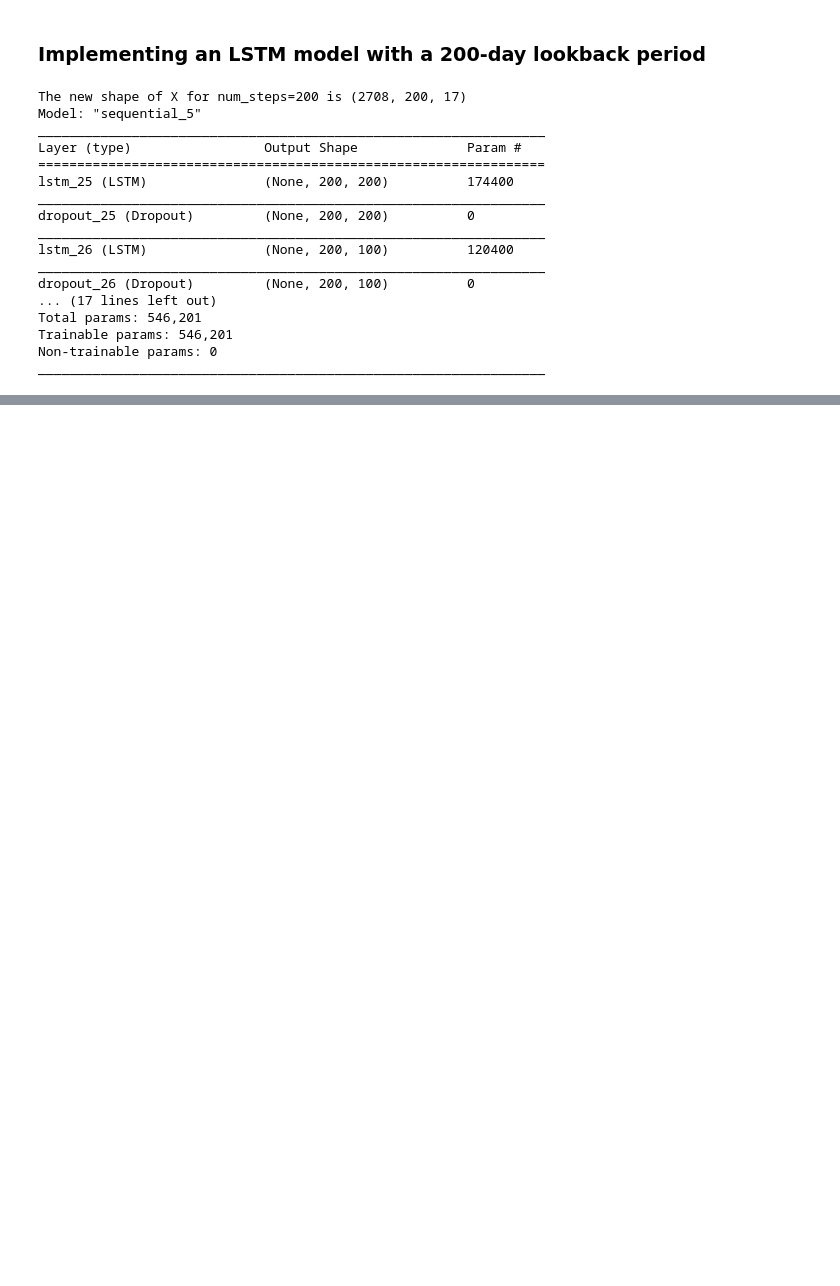
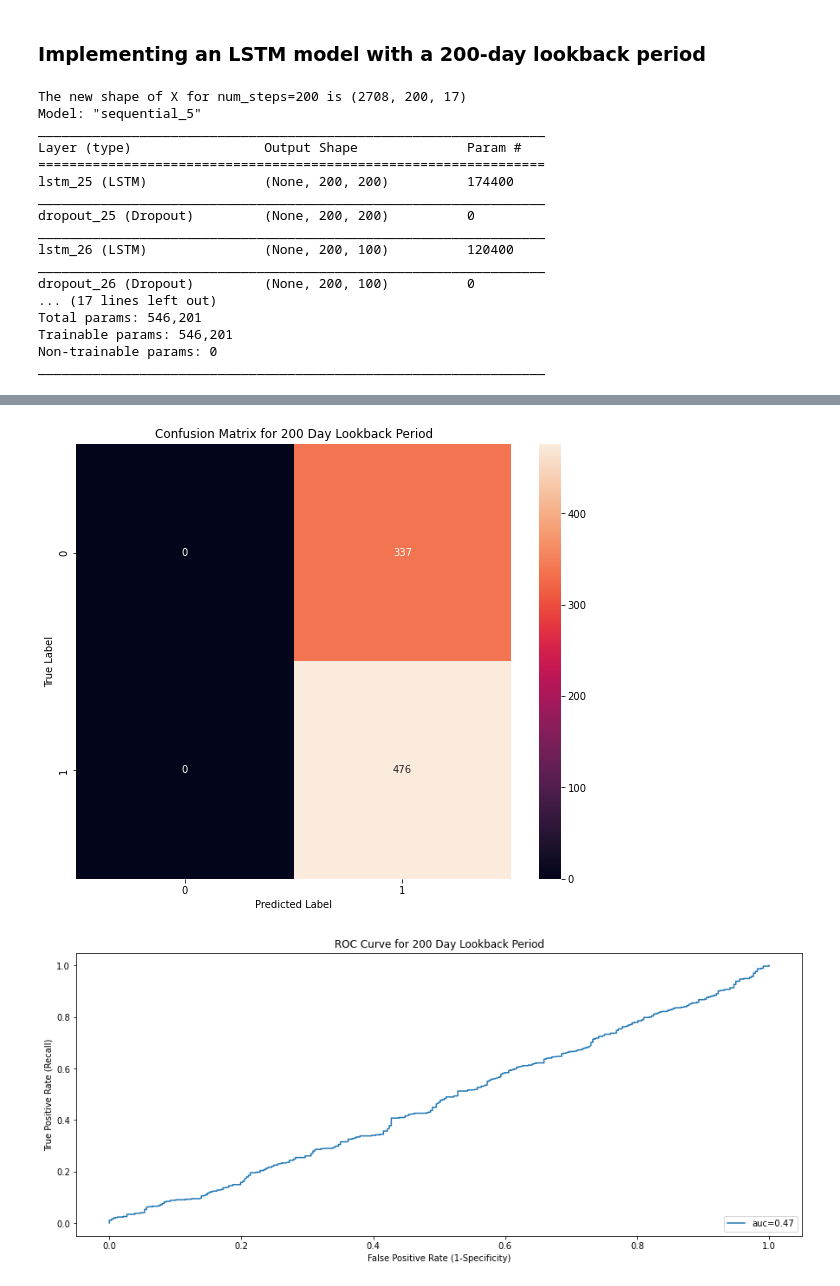
Before and after one commit to fabulouskorex/Capstone-Project, a Jupyter notebook: Deep_Learning_in_Finance.ipynb, the cells around one changed output, grey strips where cells are left out. Saved outputs shown, nothing was run; the diff lists cells and outputs as text; code cells hidden in the pictures; blank space fills up the shorter version.

```diff
--- a/Deep_Learning_in_Finance.ipynb
+++ b/Deep_Learning_in_Finance.ipynb
@@ -1022,21 +1032,24 @@ plt.show()
 # %%
 # Confusion Matrix
-y_pred50=model50.predict(x_test_50)
-y_pred50 = np.round(y_pred50).astype(int)
-cm_50=confusion_matrix(y_test_50,y_pred50)
+y_pred200=model200.predict(x_test_200)
+y_pred200 = np.round(y_pred200).astype(int)
+cm_200=confusion_matrix(y_test_200,y_pred200)
 plt.figure(figsize=(10,8))
-sns.heatmap(cm_50,annot=True,fmt='g',xticklabels=[0,1],yticklabels=[0,1],square=True)
+sns.heatmap(cm_200,annot=True,fmt='g',xticklabels=[0,1],yticklabels=[0,1],square=True)
 plt.xlabel("Predicted Label")
 plt.ylabel("True Label")
-plt.title("Confusion Matrix for 50 Day Lookback Period")
+plt.title("Confusion Matrix for 200 Day Lookback Period")
 
-y_prob50=model50.predict(x_test_50)[:,0] # to get probability values of 1
-auc=round(roc_auc_score(y_test_50,y_prob50),2)
-fpr,tpr,_=roc_curve(y_test_50,y_prob50, pos_label=1)
+y_prob200=model200.predict(x_test_200)[:,0] # to get probability values of 1
+auc=round(roc_auc_score(y_test_200,y_prob200),2)
+fpr,tpr,_=roc_curve(y_test_200,y_prob200, pos_label=1)
 plt.figure(figsize=(15,6))
 plt.plot(fpr,tpr,label="auc="+str(auc))
 plt.legend(loc="lower right")
-plt.title("ROC Curve for 50 Day Lookback Period")
+plt.title("ROC Curve for 200 Day Lookback Period")
 plt.xlabel("False Positive Rate (1-Specificity)")
 plt.ylabel("True Positive Rate (Recall)")
 plt.show()
+# %% [output]
+[figure, added]
+[figure, added]
```
Also changed, not shown: parts of 9 cells of this notebook.
